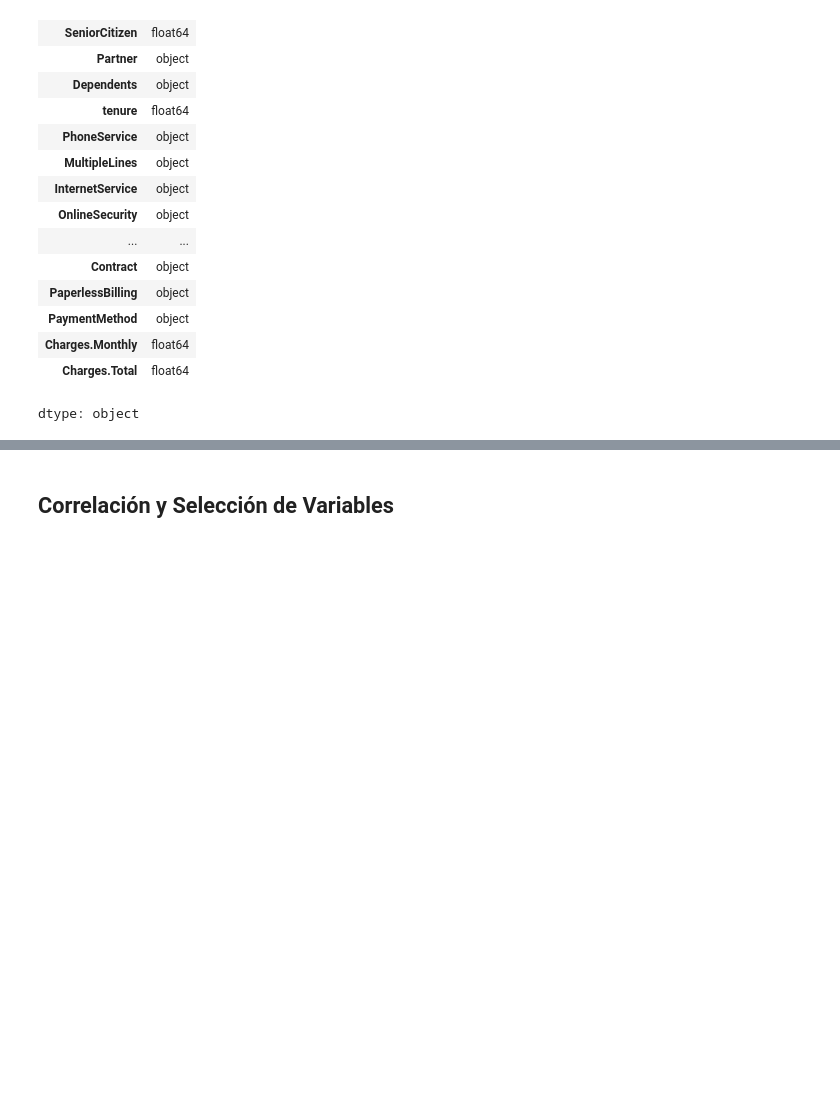
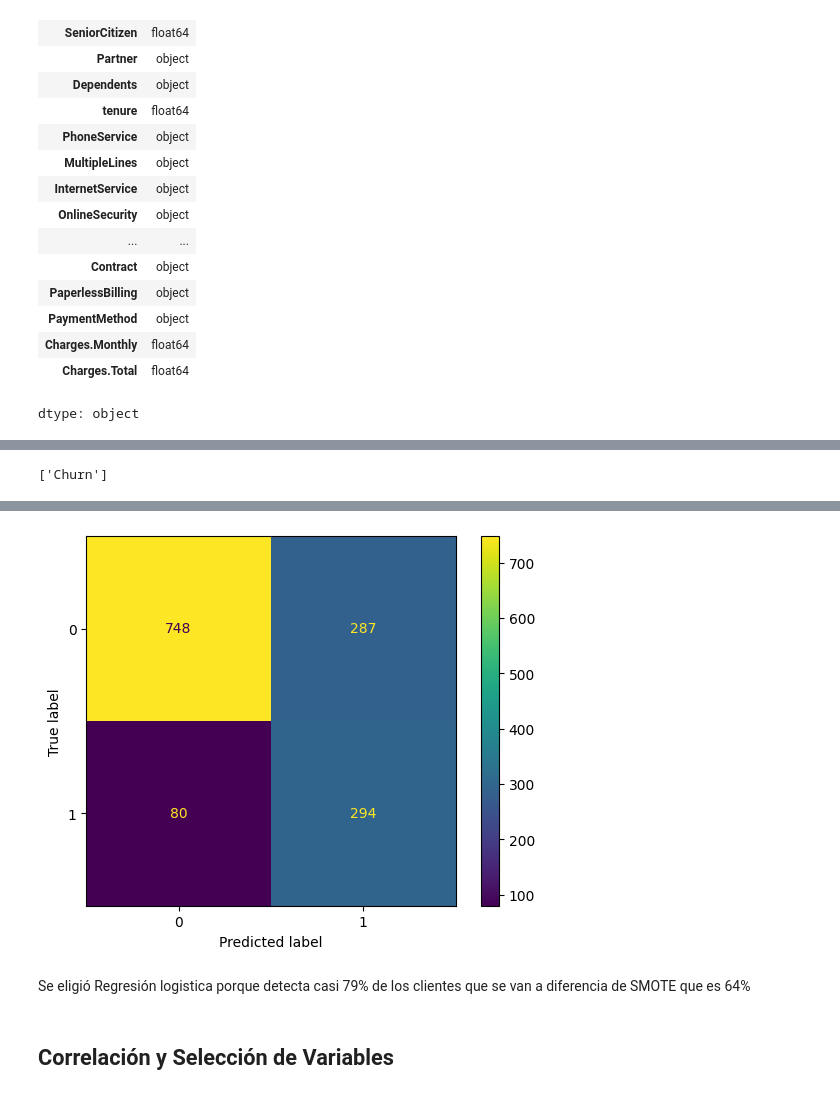
Before and after one commit to sarahouses/proyecto_telecomx2, a Jupyter notebook: Proyecto_telecomx2.ipynb, the cells around one changed output, grey strips where cells are left out. Saved outputs shown, nothing was run; the diff lists cells and outputs as text; code cells hidden in the pictures; blank space fills up the shorter version.

```diff
--- a/Proyecto_telecomx2.ipynb
+++ b/Proyecto_telecomx2.ipynb
@@ -308,0 +334,77 @@ X_test_scaled = scaler.transform(X_test_ohe)
+# %%
+# Ver columnas relacionadas con churn
+[c for c in df_encoded.columns if "Churn" in c or "churn" in c]
+# %% [output]
+['Churn']
+# %%
+#Normalización / Estandarización
+
+import matplotlib.pyplot as plt
+import pandas as pd
+
+from sklearn.model_selection import train_test_split
+from sklearn.preprocessing import StandardScaler
+from sklearn.linear_model import LogisticRegression
+from sklearn.metrics import classification_report, roc_auc_score, ConfusionMatrixDisplay
+
+# ===== 1) Limpiar y convertir target Churn de forma robusta =====
+ch = df_encoded["Churn"].astype(str).str.strip().str.lower()
+
+# mapeo robusto
+map_churn = {
+    "no": 0, "yes": 1,
+    "0": 0, "1": 1,
+    "false": 0, "true": 1
+}
+
+y = ch.map(map_churn)
+
+# si quedan NaN, muestra valores raros para que los veas
+if y.isna().any():
+    bad_vals = df_encoded.loc[y.isna(), "Churn"].unique()
+    raise ValueError(f"Valores no reconocidos en 'Churn': {bad_vals}")
+
+y = y.astype(int)
+
+# ===== 2) Features =====
+X = df_encoded.drop(columns=["Churn"])
+
+# ===== 3) Columnas numéricas (solo estas se escalan) =====
+num_cols = X.select_dtypes(include=["int64", "int32", "float64", "float32"]).columns.tolist()
+
+# ===== 4) Split estratificado =====
+X_train, X_test, y_train, y_test = train_test_split(
+    X, y,
+    test_size=0.2,
+    random_state=42,
+    stratify=y
+)
+
+# ===== 5) Estandarizar SOLO numéricas (fit solo train) =====
+scaler = StandardScaler()
+
+X_train_scaled = X_train.copy()
+X_test_scaled  = X_test.copy()
+
+X_train_scaled[num_cols] = scaler.fit_transform(X_train[num_cols])
+X_test_scaled[num_cols]  = scaler.transform(X_test[num_cols])
+
+# ===== 6) Modelo =====
+model = LogisticRegression(
+    max_iter=2000,
+    class_weight="balanced",
+    random_state=42
+)
+
+model.fit(X_train_scaled, y_train)
+
+# ===== 7) Evaluación =====
+y_pred  = model.predict(X_test_scaled)
+y_proba = model.predict_proba(X_test_scaled)[:, 1]
+
+print(classification_report(y_test, y_pred, digits=3))
+print("ROC-AUC:", round(roc_auc_score(y_test, y_proba), 3))
+
+ConfusionMatrixDisplay.from_estimator(model, X_test_scaled, y_test)
+plt.show()
+# %% [output]
@@ -309,2 +421,5 @@ X_test_scaled = scaler.transform(X_test_ohe)
+[figure, added]
+# %% [markdown]
+Se eligió Regresión logistica porque detecta casi 79% de los clientes que se van a diferencia de SMOTE que es 64%
 # %% [markdown]
 ## **Correlación y Selección de Variables**
```
Also changed, not shown: parts of 35 cells of this notebook.
